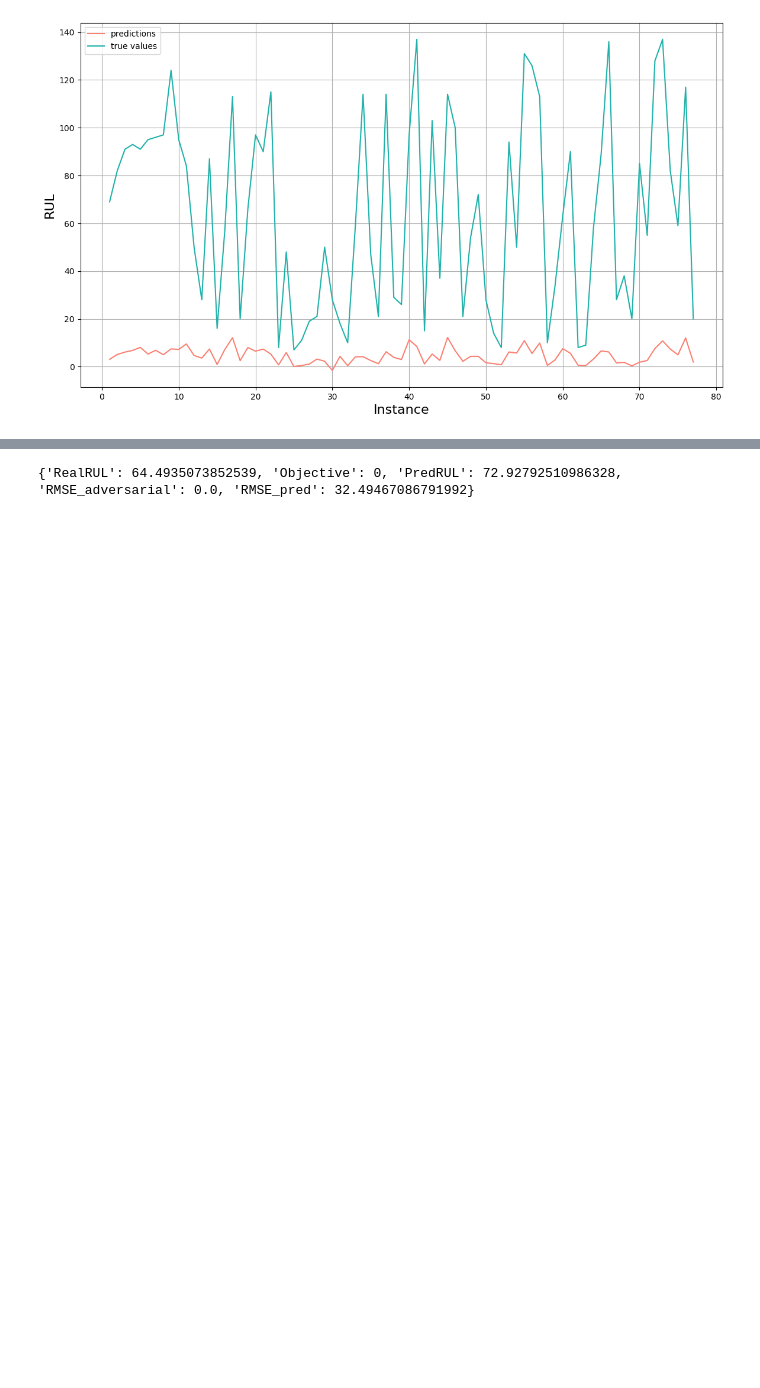
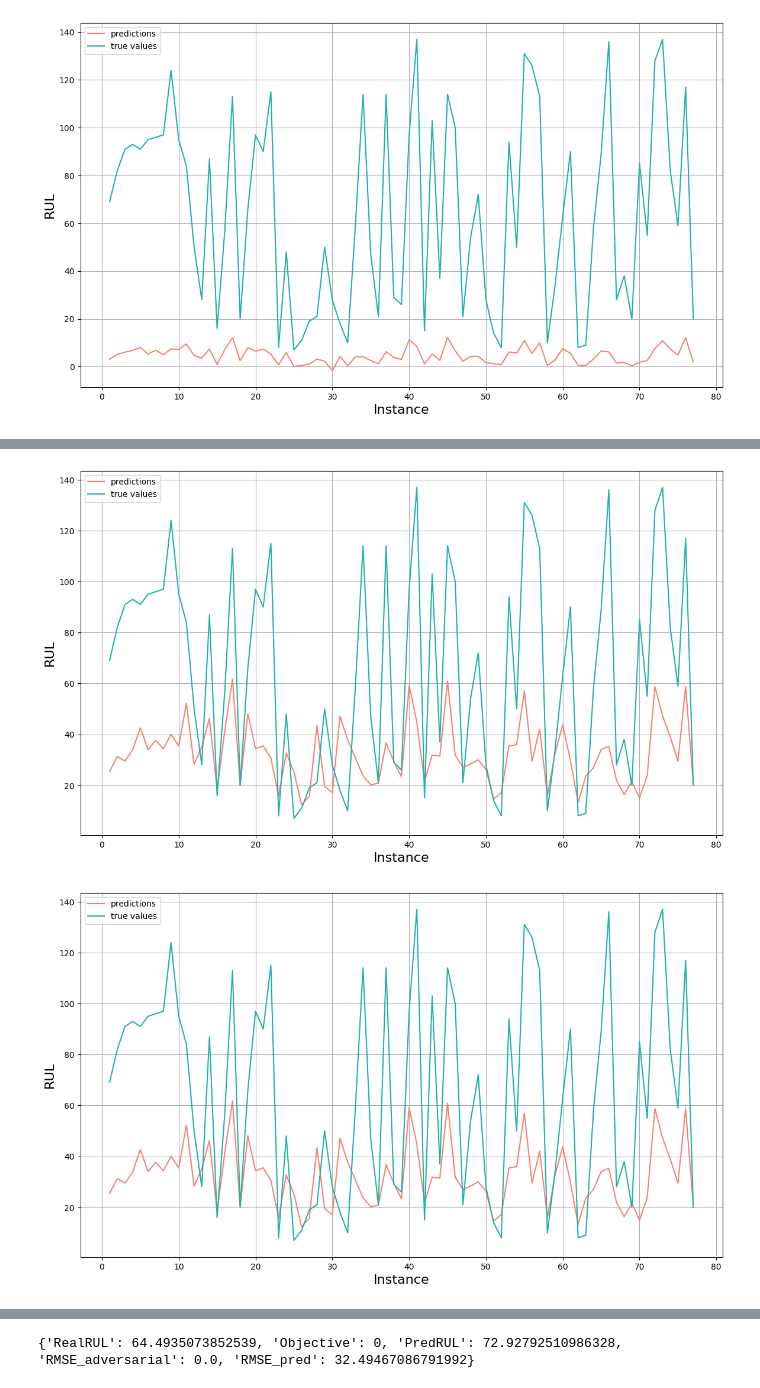
Before and after one commit to PF-Maillard/AdversarialRUL, a Jupyter notebook: Main.ipynb, the cells around one changed output, grey strips where cells are left out. Saved outputs shown, nothing was run; the diff lists cells and outputs as text; code cells hidden in the pictures; blank space fills up the shorter version.

```diff
--- a/Main.ipynb
+++ b/Main.ipynb
@@ -315,0 +427,11 @@ if DisplayGraph == 1:
+# %%
+if DisplayGraph == 1:
+    y_pred = MyExpModel(PExpAdversarialDataFgsm)
+    UtilsTool.DisplayGraph(y_pred, y, FiguresPath, "FGSMLSTMDetection")
+    y_pred = MyExpModel(PExpAdversarialDataBim)
+    UtilsTool.DisplayGraph(y_pred, y, FiguresPath, "BIMLSTMDetection")
+    y_pred = MyExpModel(PExpAdversarialDataCW)
+    UtilsTool.DisplayGraph(y_pred, y, FiguresPath, "CWLSTMDetection")
+# %% [output]
+[figure, added]
+[figure, added]
```
Also changed, not shown: parts of 29 cells of this notebook, 19 other files.
